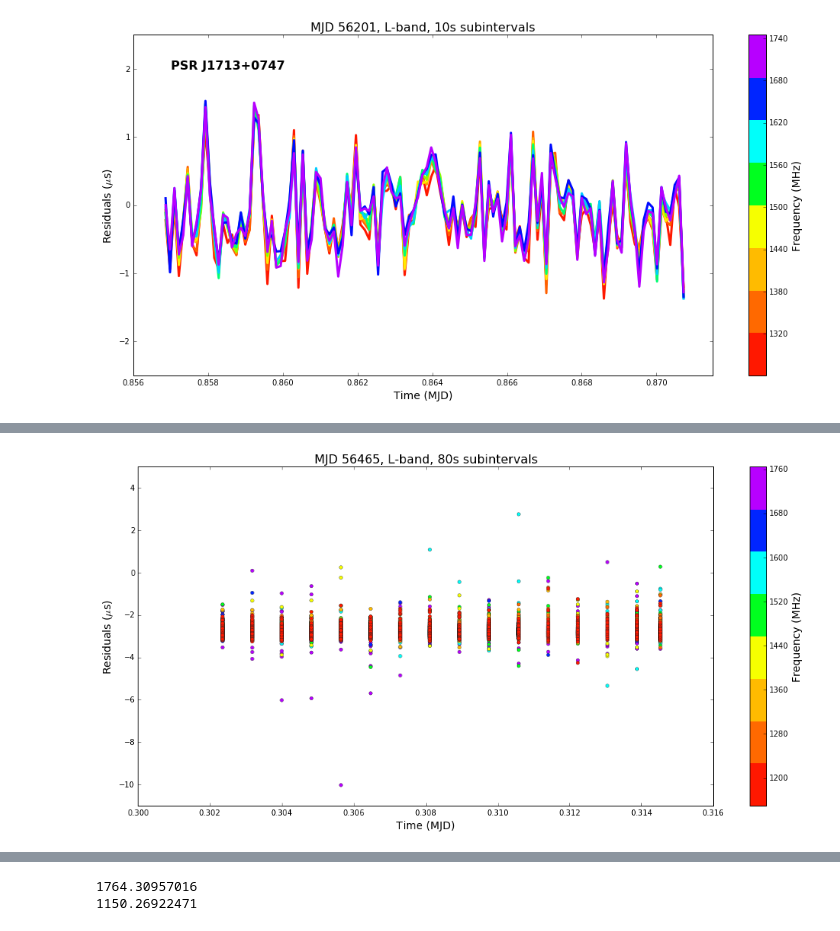
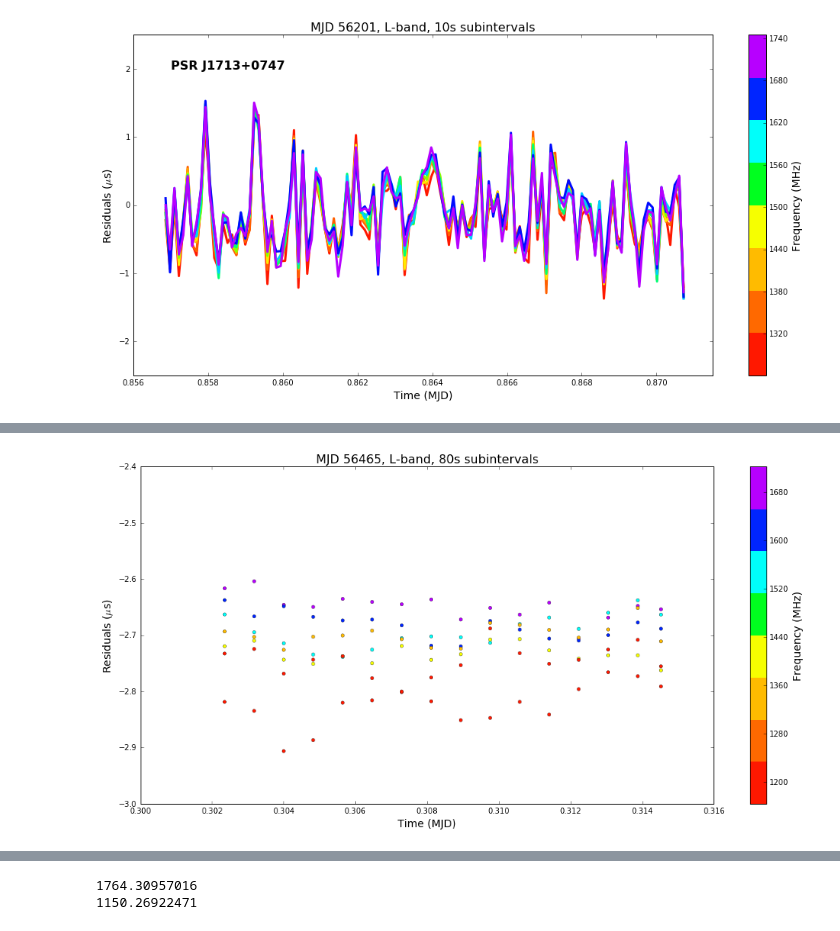
Before and after one commit to elliesch/pulsar_codes, a Jupyter notebook: ResidVsTime.ipynb, the cells around one changed output, grey strips where cells are left out. Drawn from its saved outputs; the diff is of its cells as text; code cells hidden in the pictures.

```diff
--- a/ResidVsTime.ipynb
+++ b/ResidVsTime.ipynb
@@ -387,24 +387,24 @@ plt.show()
 # %%
 x=r.read_residuals(filename="/nimrod1/eschwab/residuals/resid_56465_80F8.tmp")
 
 date=56465
 condition=(x.bary_TOA > 56465.3) & (x.bary_TOA < 56465.32)
 
 fig,ax = plt.subplots(figsize=(17,8))
 cax = ax.scatter(x.bary_TOA[condition] - date,
                  micro*(x.prefit_sec[condition]),
                  c=x.bary_freq[condition],
                  s=20, edgecolor='#262626', linewidth='0.35', cmap=cmap)
 ax.set_title('MJD 56465, L-band, 80s subintervals', fontsize='16')
 ax.set_xlim(0.3, 0.316)
-ax.set_ylim(-11, 5)
+ax.set_ylim(-3, -2.4)
 ax.set_xlabel('Time (MJD)', fontsize='14')
 ax.set_ylabel('Residuals (${\mu}$s)', fontsize='14')
 cb=fig.colorbar(cax)
 cb.locator = tick_locator
 cb.update_ticks()
 cb.set_label('Frequency (MHz)', fontsize='14')
 
 plt.show()
 # %% [output]
-[figure, old version]
+[figure, new version]
```
Also changed, not shown: parts of 5 cells of this notebook.
